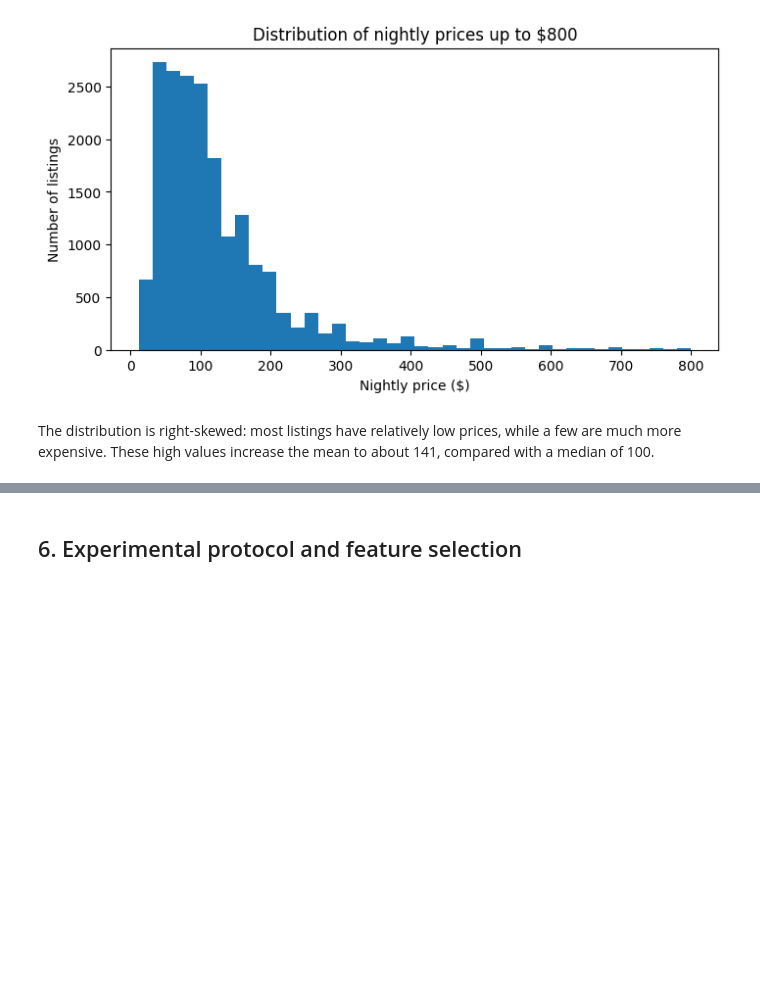
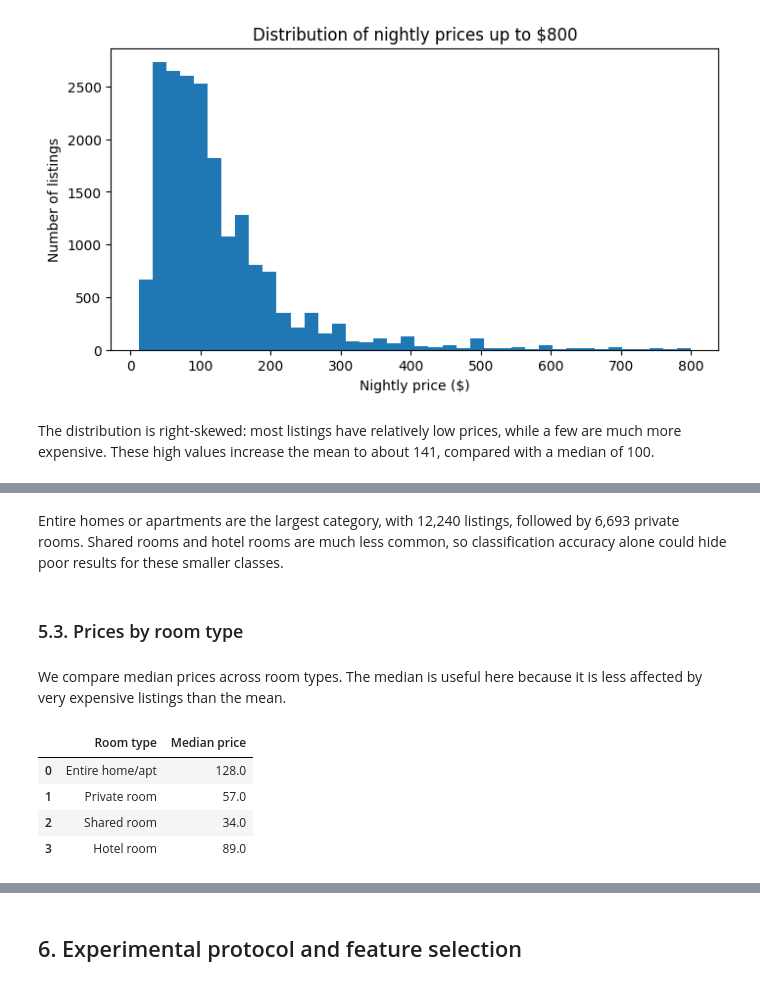
Before and after one commit to gwendal-lvl/toronto-airbnb-ml, a Jupyter notebook: Projet_ML_Airbnb_Toronto.ipynb, the cells around one changed output, grey strips where cells are left out. Drawn from its saved outputs; the diff is of its cells as text; code cells hidden in the pictures; blank space fills up the shorter version.

```diff
--- a/Projet_ML_Airbnb_Toronto.ipynb
+++ b/Projet_ML_Airbnb_Toronto.ipynb
@@ -227,0 +274,26 @@ The distribution is right-skewed: most listings have relatively low prices, whil
+# %% [markdown]
+Entire homes or apartments are the largest category, with 12,240 listings, followed by 6,693 private rooms. Shared rooms and hotel rooms are much less common, so classification accuracy alone could hide poor results for these smaller classes.
+# %% [markdown]
+### 5.3. Prices by room type
+# %% [markdown]
+We compare median prices across room types. The median is useful here because it is less affected by very expensive listings than the mean.
+# %%
+import numpy as np
+
+results = []
+
+for room in data["room_type"].value_counts().index:
+    prices = data[data["room_type"] == room]["price"]
+
+    results.append({
+        "Room type": room,
+        "Median price": np.median(prices)
+    })
+
+display(pd.DataFrame(results))
+# %% [output]
+|  | Room type | Median price |
+| 0 | Entire home/apt | 128.0 |
+| 1 | Private room | 57.0 |
+| 2 | Shared room | 34.0 |
+| 3 | Hotel room | 89.0 |
```
Also changed, not shown: parts of 33 cells of this notebook.
